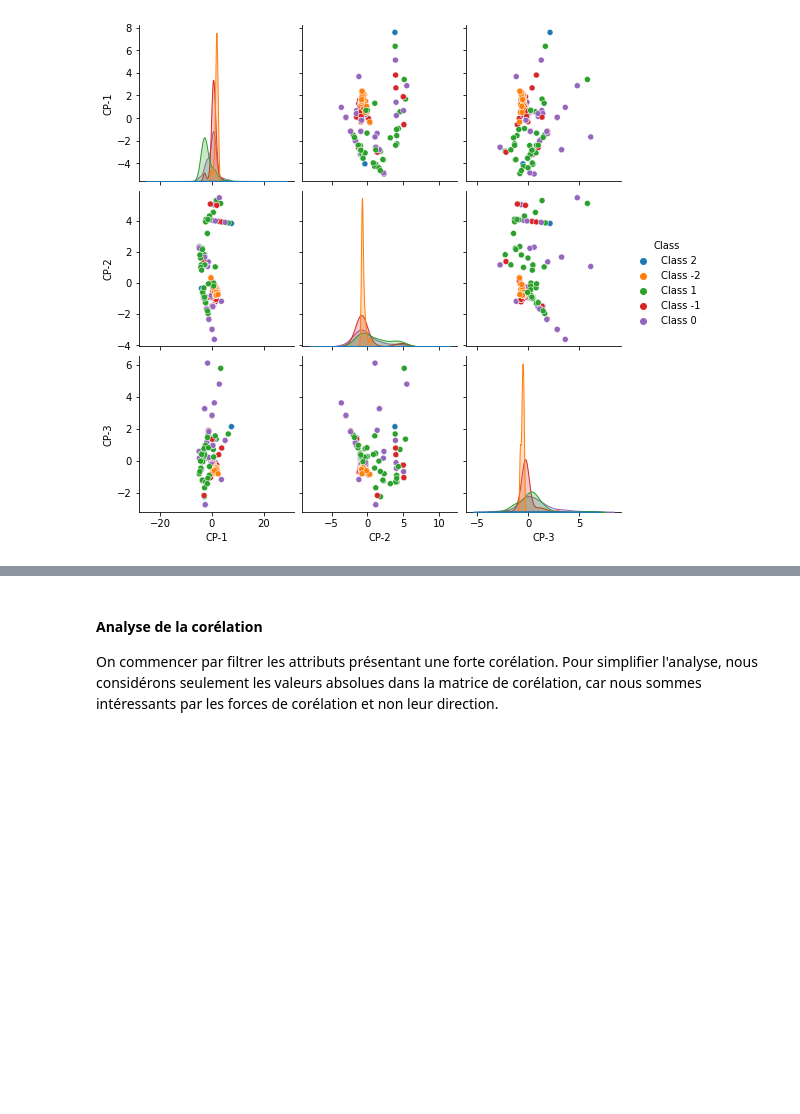
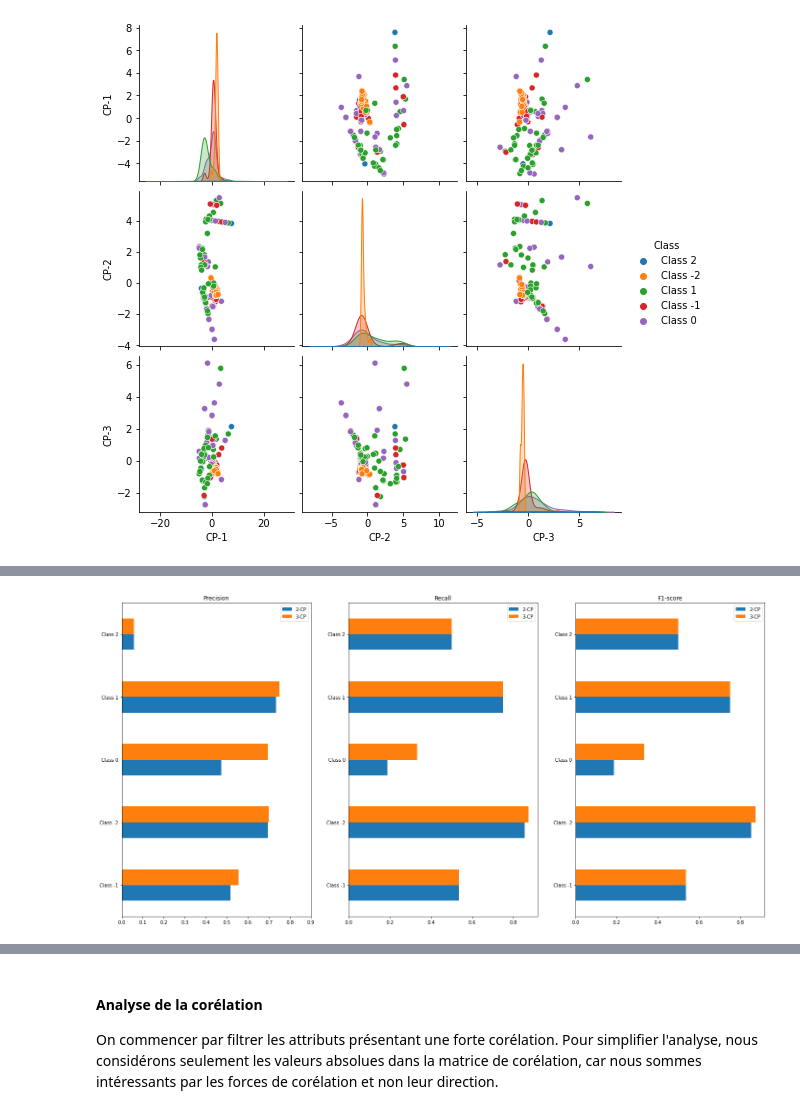
Before and after one commit to ireydiak/fraud_detection, a Jupyter notebook: tp1_v1.ipynb, the cells around one changed output, grey strips where cells are left out. Saved outputs shown, nothing was run; the diff lists cells and outputs as text; code cells hidden in the pictures; blank space fills up the shorter version.

```diff
--- a/tp1_v1.ipynb
+++ b/tp1_v1.ipynb
@@ -329,4 +547,5 @@ df_acp = pd.DataFrame(
     np.concatenate((Z, np.expand_dims(y, 1)), axis=1),
     columns=["CP-{}".format(i+1) for i in range(M)] + ["Class"],
 )
+df_acp = df_acp.astype({"CP-1": "float", "CP-2": "float", "CP-3": "float"})
 df_acp.head(5)
@@ -351,0 +572,4 @@ X = df_acp.loc[:, df_acp.columns != "Class"].to_numpy()
+# %%
+df_centroids = df_acp.groupby("Class").mean()
+acp_num_cols = df_acp.select_dtypes(exclude=object).columns.tolist()
+df_centroids
@@ -351,0 +584,47 @@ X = df_acp.loc[:, df_acp.columns != "Class"].to_numpy()
+# %%
+def centroids_classifier(X: pd.DataFrame, centers: np.array):
+    centroids_map = {0: "Class -1", 1: "Class -2", 2: "Class 0", 3: "Class 1", 4: "Class 2"}
+    # Calcul de la distance euclidienne
+    # On augmente la matrice X pour obtenir un tensor
+    # Avec le broadcasting, numpy nous fournit un tensor de dimension
+    # (n_rows, n_classes)
+    # qui contient la distance euclidienne de chaque observation par rapport aux centroids
+    # de toutes les classes
+    dist = ((np.expand_dims(X, 1) - centers)**2).sum(axis=2)
+    y_pred = np.array([centroids_map[p] for p in np.argmin(dist, axis=1)])
+    d = metrics.classification_report(y_true, y_pred, output_dict=True)
+    df_metrics = pd.DataFrame.from_dict(d)
+    return df_metrics, d
+# %%
+X = df_acp.loc[:, acp_num_cols].to_numpy()
+centroids = df_centroids.to_numpy()
+
+df_metrics_3cp, d_3cp = centroids_classifier(X, centroids)
+df_metrics_2cp, d_2cp = centroids_classifier(X[:, 0:2], centroids[:, 0:2])
+f, axs = plt.subplots(1, 3, figsize=(24, 12))
+
+df_precision = pd.concat([
+    df_metrics_2cp.loc["precision"][0:5].rename("2-CP"),
+    df_metrics_3cp.loc["precision"][0:5].rename("3-CP")
+], axis=1)
+df_recall = pd.concat([
+    df_metrics_2cp.loc["recall"][0:5].rename("2-CP"),
+    df_metrics_3cp.loc["recall"][0:5].rename("3-CP")
+], axis=1)
+df_f1 = pd.concat([
+    df_metrics_2cp.loc["recall"][0:5].rename("2-CP"),
+    df_metrics_3cp.loc["recall"][0:5].rename("3-CP")
+], axis=1)
+
+df_precision.plot(kind="barh", ax=axs[0])
+df_recall.plot(kind="barh", ax=axs[1])
+df_f1.plot(kind="barh", ax=axs[2])
+
+axs[0].set_title("Precision")
+axs[0].set_xticks(np.arange(0, 1, step=0.1))
+axs[1].set_title("Recall")
+axs[2].set_title("F1-score")
+
+plt.show()
+# %% [output]
+[figure, added]
```
Also changed, not shown: parts of 38 cells of this notebook.
